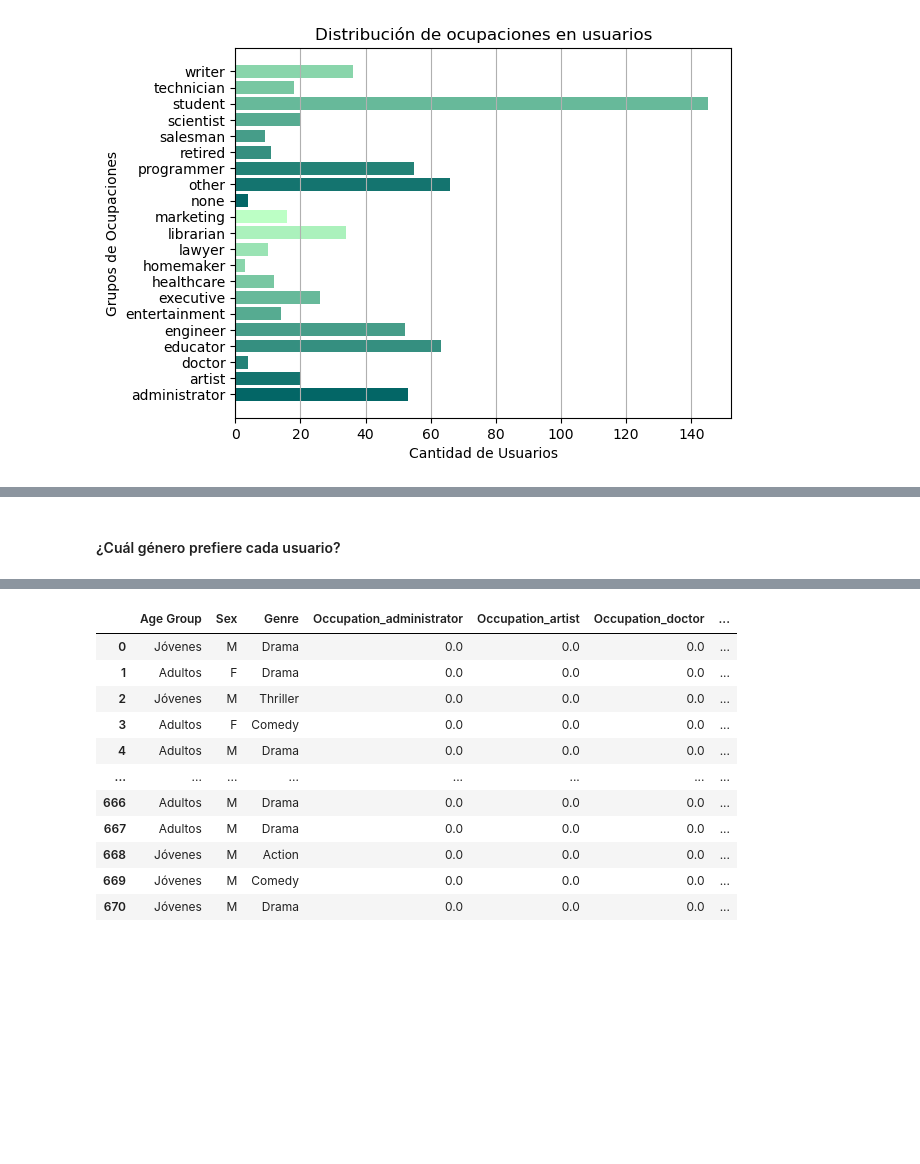
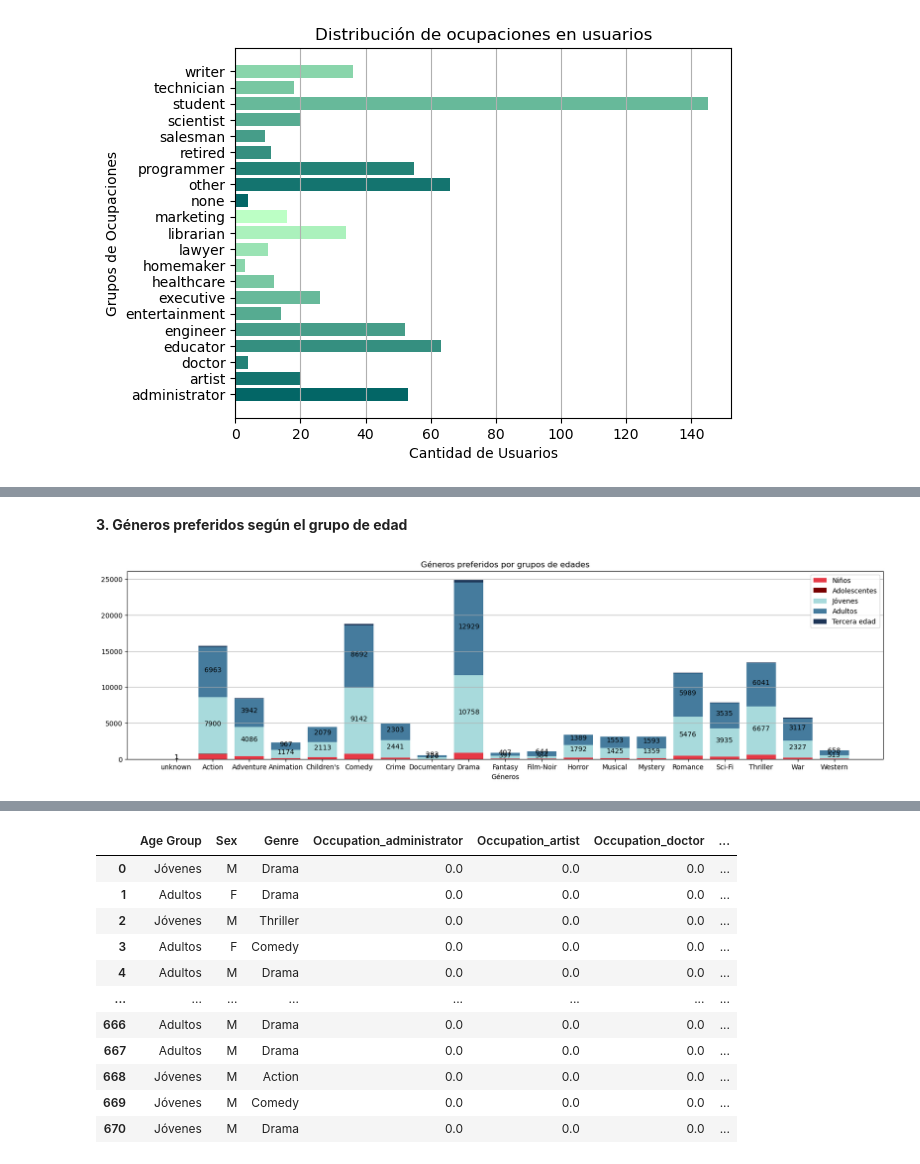
Before and after one commit to MonicaCabanas23/artificial-intelligence-course, a Jupyter notebook: Tareas/second-project/Second_Project.ipynb, the cells around one changed output, grey strips where cells are left out. Cells and saved outputs as stored; diff of their text form; code cells hidden in the pictures; blank space fills up the shorter version.

```diff
--- a/Tareas/second-project/Second_Project.ipynb
+++ b/Tareas/second-project/Second_Project.ipynb
@@ -377,2 +364,2 @@ plt.show()
-# %% [markdown]
-#### ¿Cuál género prefiere cada usuario?
+# %% [markdown]
+<b>3. Géneros preferidos según el grupo de edad</b>
@@ -378,0 +398,26 @@ plt.show()
+# %%
+# Gráfico de barras para géneros y sexos
+fig = plt.figure(figsize=(20, 5))
+ancho_barras = np.arange(len(genres['Name']))
+
+plt.bar(genres['Name'], genre_k, color='#e63946')
+plt.bar(genres['Name'], genre_t, bottom=genre_k, color='#780000')
+plt.bar(genres['Name'], genre_y, bottom=np.array(genre_k) + np.array(genre_t), color='#a8dadc')
+plt.bar(genres['Name'], genre_a, bottom=np.array(genre_k) + np.array(genre_t) + np.array(genre_y), color='#457b9d')
+plt.bar(genres['Name'], genre_e, bottom=np.array(genre_k) + np.array(genre_t) + np.array(genre_y) + np.array(genre_a), color='#1d3557')
+plt.legend(['Niños', 'Adolescentes', 'Jóvenes', 'Adultos', 'Tercera edad'])
+plt.title('Géneros preferidos por grupos de edades')
+plt.xlabel('Géneros')
+plt.grid(axis='y')
+
+# Añadir etiquetas de valor en las barras apiladas
+for i in range(len(genres['Name'])):
+    # Etiqueta en la barra de Jóvenes
+    plt.text(ancho_barras[i], genre_k[i] + genre_t[i] + genre_y[i] / 2, str(genre_y[i]), ha='center', color='black')
+
+    # Etiqueta en la barra de Adultos
+    plt.text(ancho_barras[i], genre_k[i] + genre_t[i] + genre_y[i] + genre_a[i] / 2, str(genre_a[i]), ha='center', color='black')
+
+plt.show()
+# %% [output]
+[figure, added]
```
Also changed, not shown: parts of 38 cells of this notebook.
